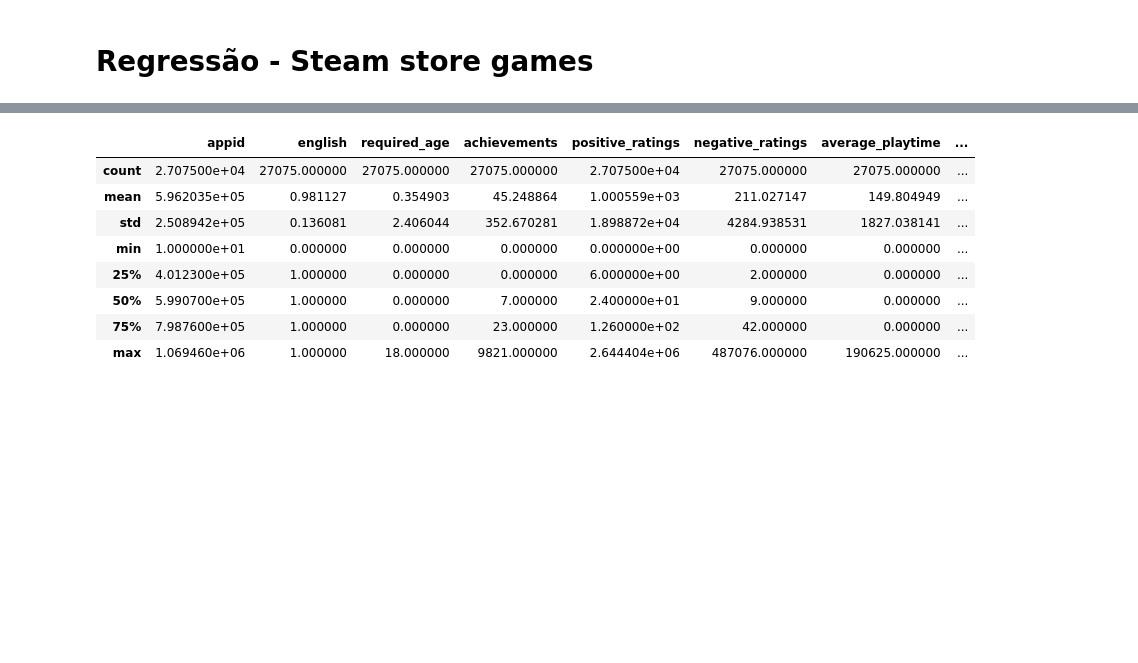
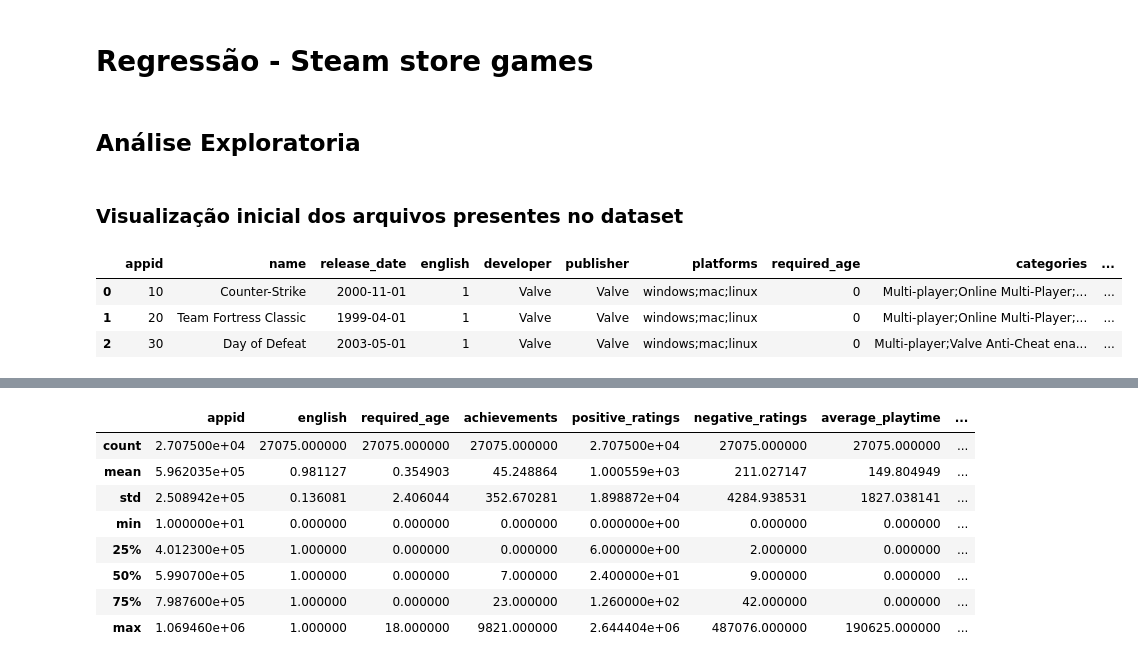
Before and after one commit to pedroogaab/Reconhecimento-de-padroes, a Jupyter notebook: regression.ipynb, the cells around one changed output, grey strips where cells are left out. Drawn from its saved outputs; the diff is of its cells as text; code cells hidden in the pictures; blank space fills up the shorter version.

```diff
--- a/regression.ipynb
+++ b/regression.ipynb
@@ -12,0 +16,11 @@ df_support = pd.read_csv("data/steam/steam_support_info.csv")
+# %% [markdown]
+## Análise Exploratoria
+# %% [markdown]
+### Visualização inicial dos arquivos presentes no dataset
+# %%
+df_steam.head(3)
+# %% [output]
+|  | appid | name | release_date | english | developer | publisher | platforms | required_age | categories | ... |
+| 0 | 10 | Counter-Strike | 2000-11-01 | 1 | Valve | Valve | windows;mac;linux | 0 | Multi-player;Online Multi-Player;... | ... |
+| 1 | 20 | Team Fortress Classic | 1999-04-01 | 1 | Valve | Valve | windows;mac;linux | 0 | Multi-player;Online Multi-Player;... | ... |
+| 2 | 30 | Day of Defeat | 2003-05-01 | 1 | Valve | Valve | windows;mac;linux | 0 | Multi-player;Valve Anti-Cheat ena... | ... |
```
Also changed, not shown: parts of 19 cells of this notebook.
